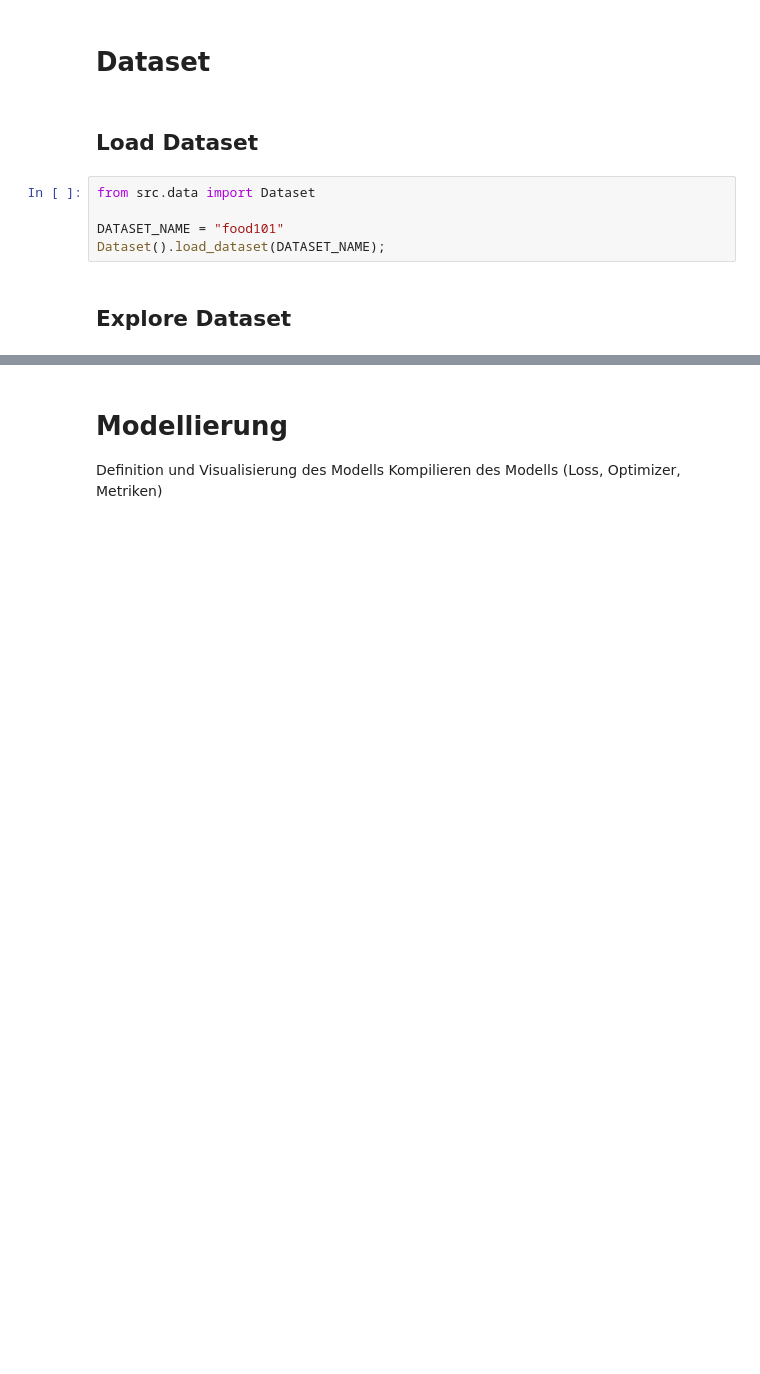
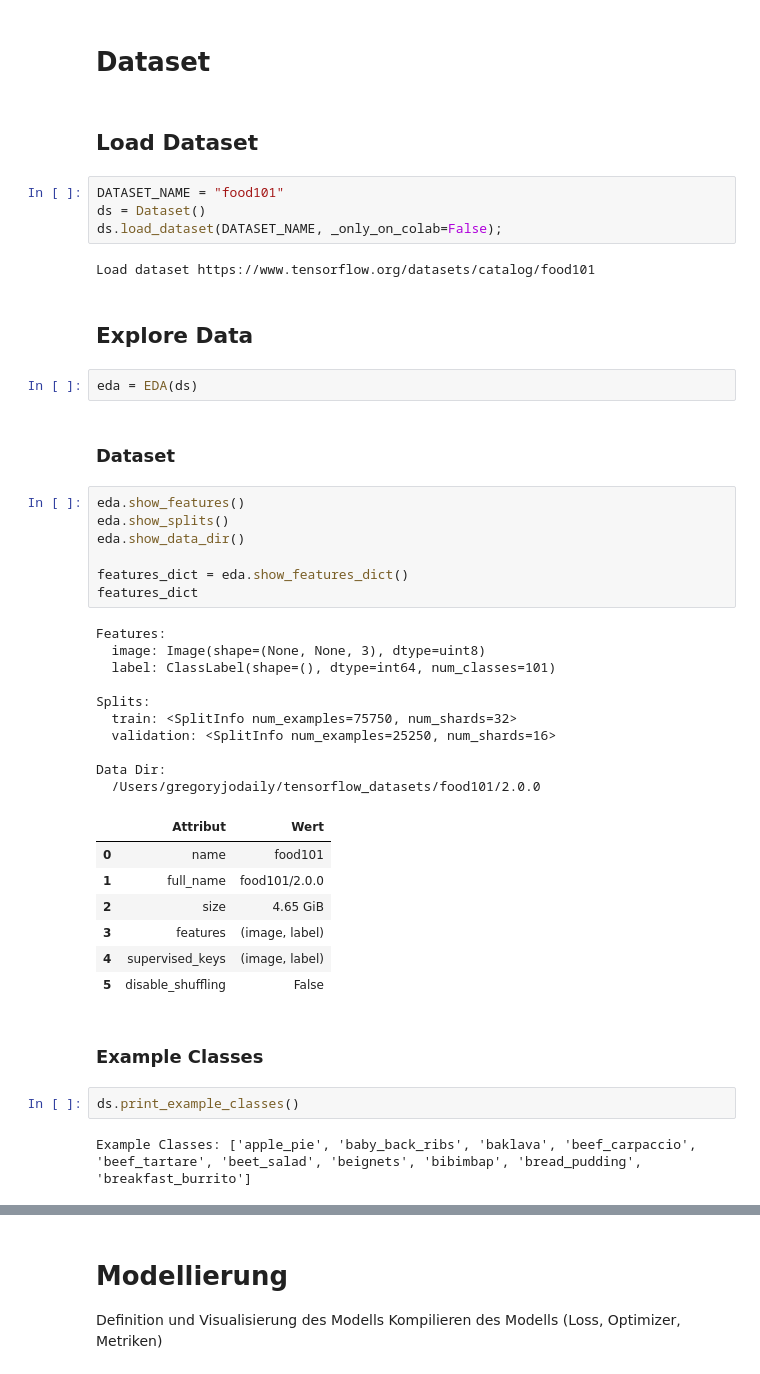
Before and after one commit to gjo-se/images-multiclass, a Jupyter notebook: notebooks/experiments/00_baseline.ipynb, the cells around one changed output, grey strips where cells are left out. Drawn from its saved outputs; the diff is of its cells as text; blank space fills up the shorter version.

```diff
--- a/notebooks/experiments/00_baseline.ipynb
+++ b/notebooks/experiments/00_baseline.ipynb
@@ -51,9 +53,45 @@ TensorFlow Version: 2.20.0
 # %% [markdown]
 ## Load Dataset
 # %%
-from src.data import Dataset
-
 DATASET_NAME = "food101"
-Dataset().load_dataset(DATASET_NAME);
+ds = Dataset()
+ds.load_dataset(DATASET_NAME, _only_on_colab=False);
+# %% [output]
+Load dataset https://www.tensorflow.org/datasets/catalog/food101
 # %% [markdown]
-## Explore Dataset
+## Explore Data
+# %%
+eda = EDA(ds)
+# %% [markdown]
+### Dataset
+# %%
+eda.show_features()
+eda.show_splits()
+eda.show_data_dir()
+
+features_dict = eda.show_features_dict()
+features_dict
+# %% [output]
+Features:
+  image: Image(shape=(None, None, 3), dtype=uint8)
+  label: ClassLabel(shape=(), dtype=int64, num_classes=101)
+
+Splits:
+  train: <SplitInfo num_examples=75750, num_shards=32>
+  validation: <SplitInfo num_examples=25250, num_shards=16>
+
+Data Dir:
+  /Users/gregoryjodaily/tensorflow_datasets/food101/2.0.0
+|  | Attribut | Wert |
+| 0 | name | food101 |
+| 1 | full_name | food101/2.0.0 |
+| 2 | size | 4.65 GiB |
+| 3 | features | (image, label) |
+| 4 | supervised_keys | (image, label) |
+| 5 | disable_shuffling | False |
+# %% [markdown]
+### Example Classes
+# %%
+ds.print_example_classes()
+# %% [output]
+Example Classes: ['apple_pie', 'baby_back_ribs', 'baklava', 'beef_carpaccio', 'beef_tartare', 'beet_salad', 'beignets', 'bibimbap', 'bread_pudding', 'breakfast_burrito']
```
Also changed, not shown: parts of 5 cells of this notebook, 5 other files.
